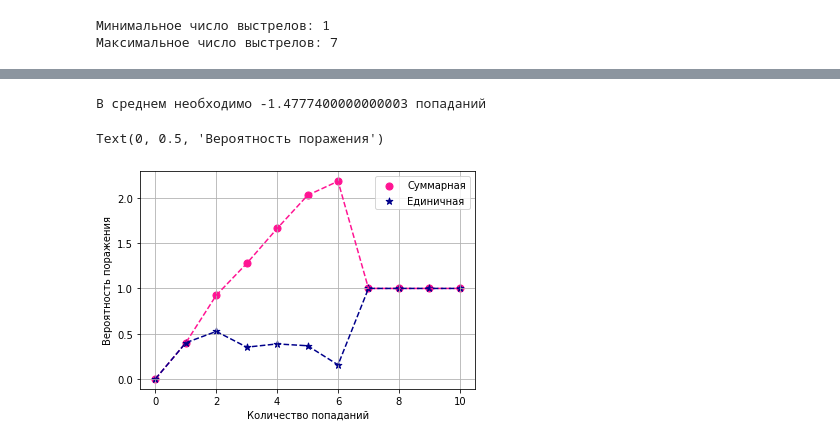
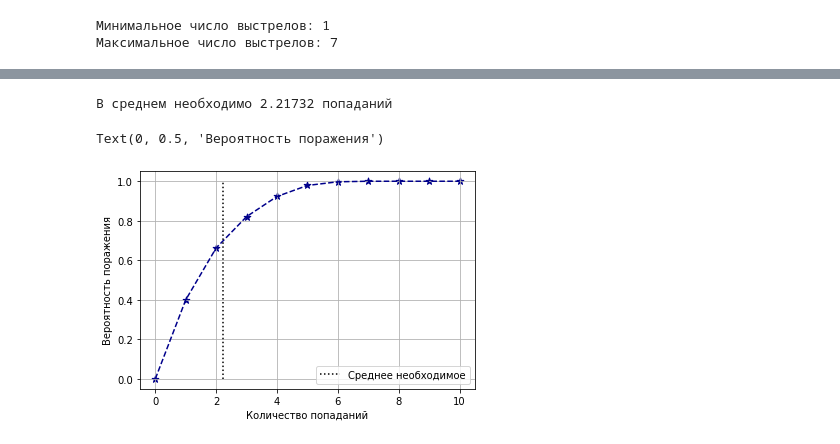
Before and after one commit to FlameDanita/The-effectiveness-of-missile-weapons, a Jupyter notebook: Задание-1-уязвимость-отсеков.ipynb, the cells around one changed output, grey strips where cells are left out. Saved outputs shown, nothing was run; the diff lists cells and outputs as text; code cells hidden in the pictures.

```diff
--- a/Задание-1-уязвимость-отсеков.ipynb
+++ b/Задание-1-уязвимость-отсеков.ipynb
@@ -125,9 +97,31 @@ def get_P_by_npaf(paf, dct):
+# %%
+def get_not_P_by_npaf(paf, dct):
+    P = 0
+    for mas in itertools.product(*[range(0, paf + 1) for i in range(n)]):
+        flag_paf, flag_correct = False, True
+        count = 0
+        if sum(mas) == paf:
+            for i in range(len(mas)):
+                if dct[i+1]['m'] == mas[i]:
+                    count += 1
+                    if count > 1:
+                        continue
+                    flag_paf = True
+                if dct[i+1]['m'] < mas[i]:
+                    flag_correct = False
+
+            if not flag_paf and flag_correct and count == 0:
+                tmp = 1
+                cnt = 0
+                for j in range(len(mas)):
+                    if mas[j]:
+                        cnt += 1
+                        tmp *= dct[j+1]['S']**mas[j]
+                P += tmp*math.factorial(paf) / math.factorial(paf + 1 - cnt)
+    return 1 - P
 # %%
-P_n = {min_pif - 1: 0}
 P = {min_pif - 1: 0}
 for i in range(min_pif, max_pif):
-    P_n[i] = round(get_P_by_npaf(i, dct), 5)
-    P[i] = P[i - 1] + P_n[i]
-print(P_n)
+    P[i] = round(get_not_P_by_npaf(i, dct), 5)
 print(P)
 # %% [output]
@@ -154,25 +132,21 @@ for value in P.values():
     m_sr += (1 - value)
 print('В среднем необходимо', m_sr, 'попаданий')
 # %% [output]
-В среднем необходимо -1.4777400000000003 попаданий
+В среднем необходимо 2.21732 попаданий
 # %%
-G, G_n = [], []
-for key in P_n.keys():
+G = []
+for key in P.keys():
     G.append(P[key])
-    G_n.append(P_n[key])
 back = [1, 1, 1, 1]
 G.extend(back)
-G_n.extend(back)
 x = range(0, max_pif + len(back))
-plt.scatter(x, G, c = 'deeppink', marker='o', s = 50, label = 'Суммарная')
-plt.plot(G, c = 'deeppink', linestyle = '--')
-plt.scatter(x, G_n, c = 'darkblue', marker='*', s = 50, label = 'Единичная')
-plt.plot(G_n, c = 'darkblue', linestyle = '--')
+plt.scatter(x, G, c = 'darkblue', marker='*', s = 50)
+plt.plot(G, c = 'darkblue', linestyle = '--')
 plt.grid()
-#plt.vlines(m_sr, 0, 1, colors='black', linestyles=':', label='Среднее необходимое')
+plt.vlines(m_sr, 0, 1, colors='black', linestyles=':', label='Среднее необходимое')
 plt.legend()
 plt.xlabel('Количество попаданий')
 plt.ylabel('Вероятность поражения')
 # %% [output]
 Text(0, 0.5, 'Вероятность поражения')
-[figure, old version]
+[figure, new version]
```
Also changed, not shown: parts of 3 cells of this notebook.
